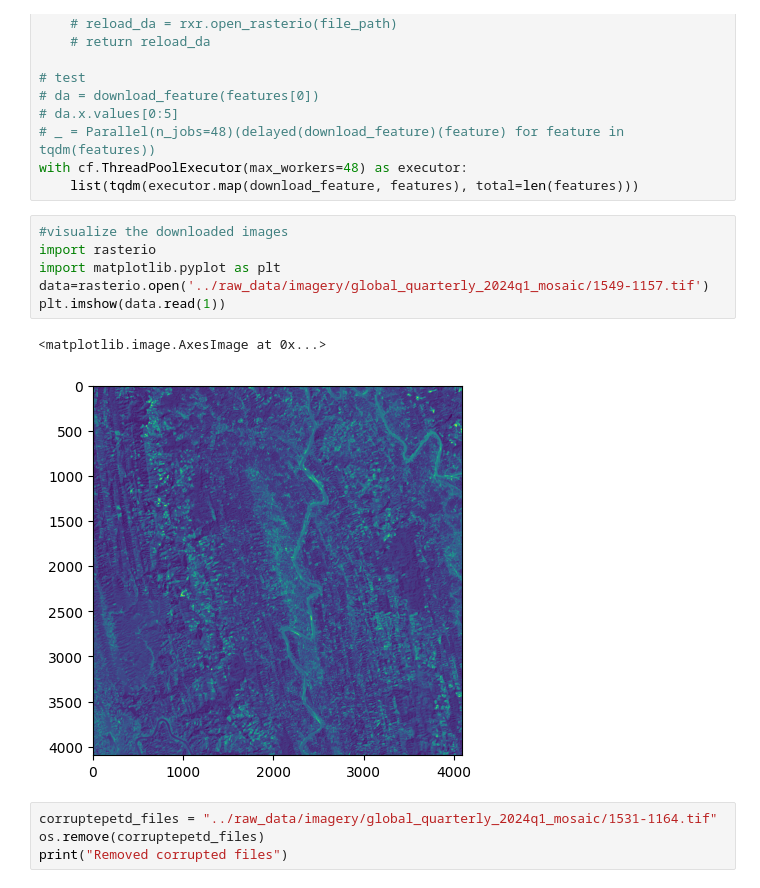
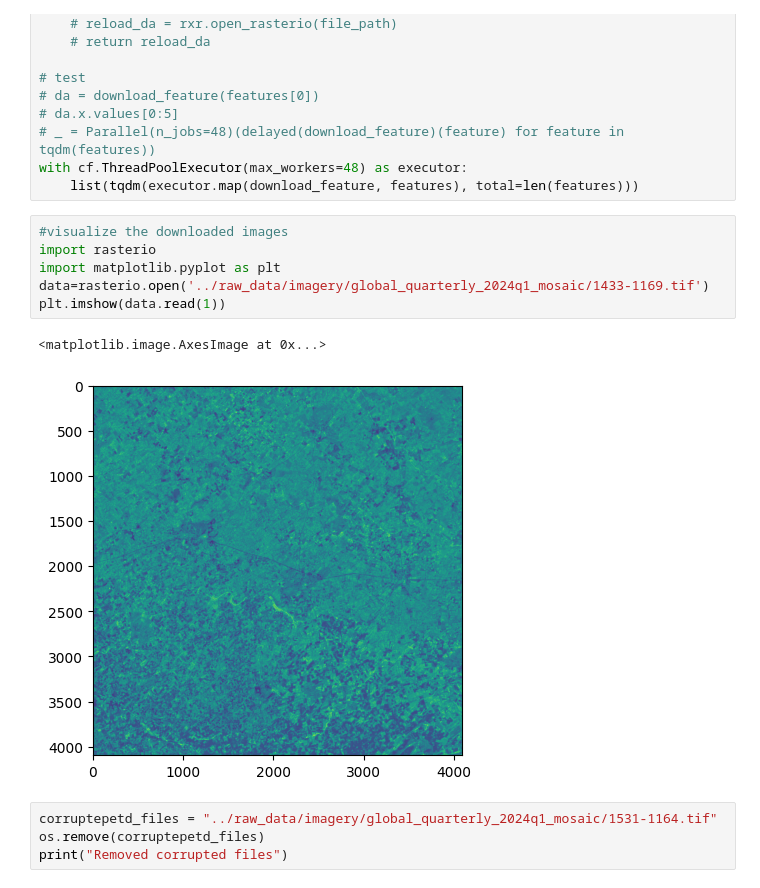
Before and after one commit to rishabh-mondal/notebooks, a Jupyter notebook: download_quads.ipynb, the cells around one changed output. Cells and saved outputs as stored; diff of their text form.

```diff
--- a/download_quads.ipynb
+++ b/download_quads.ipynb
@@ -265,12 +284,12 @@ with cf.ThreadPoolExecutor(max_workers=48) as executor:
 # %%
 #visualize the downloaded images
 import rasterio
 import matplotlib.pyplot as plt
-data=rasterio.open('../raw_data/imagery/global_quarterly_2024q1_mosaic/1549-1157.tif')
+data=rasterio.open('../raw_data/imagery/global_quarterly_2024q1_mosaic/1433-1169.tif')
 plt.imshow(data.read(1))
 # %% [output]
 <matplotlib.image.AxesImage at 0x...>
-[figure, old version]
+[figure, new version]
 # %%
 corruptepetd_files = "../raw_data/imagery/global_quarterly_2024q1_mosaic/1531-1164.tif"
 os.remove(corruptepetd_files)
```
Also changed, not shown: parts of 12 cells of this notebook, 2 other files.
